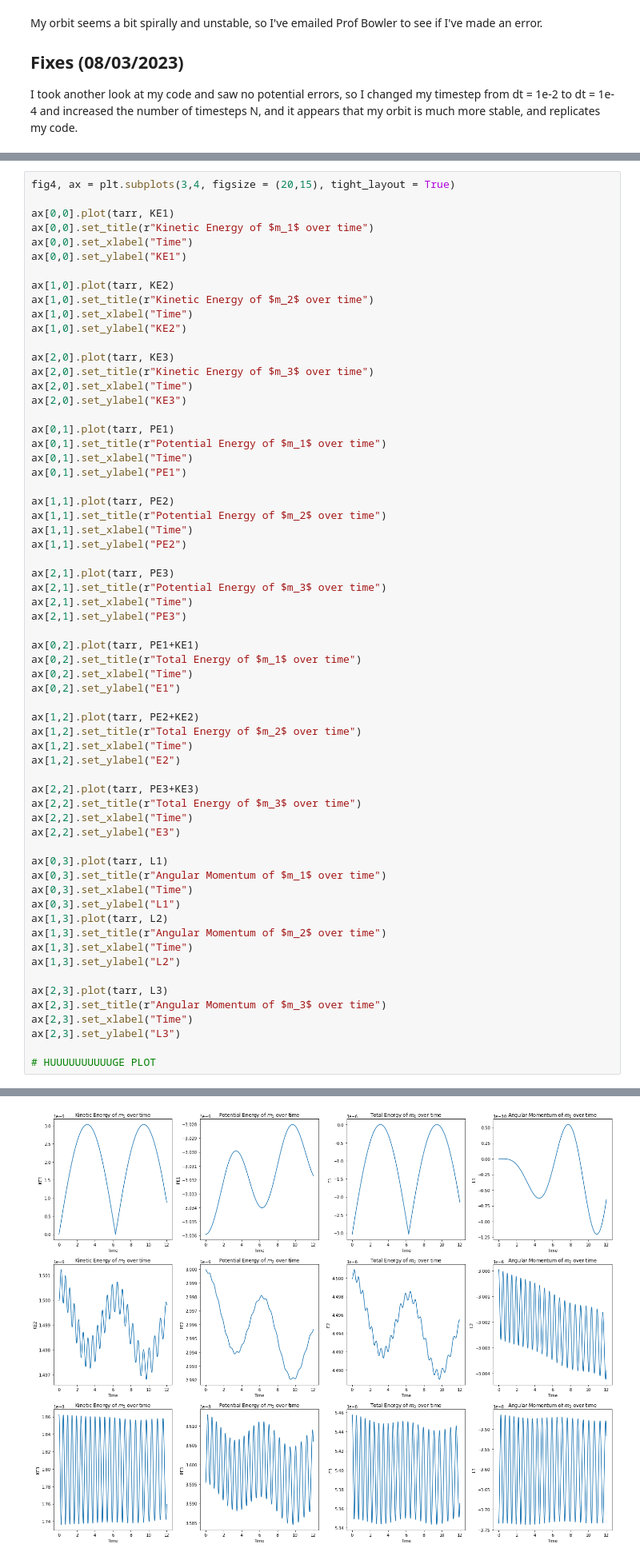
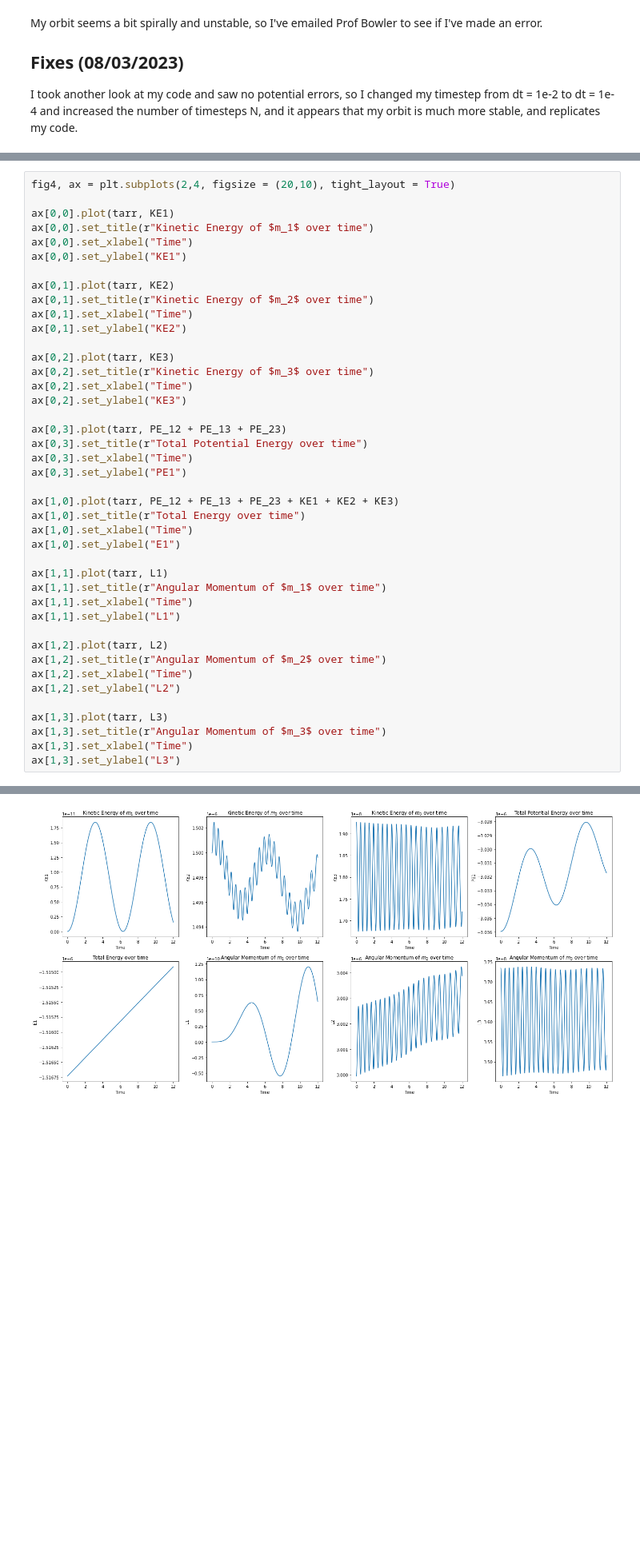
Before and after one commit to dannyphandannyphan/CompPhysMiniProject, a Jupyter notebook: Logbooks/Logbook 3.ipynb, the cells around one changed output, grey strips where cells are left out. Shown at 80% size. Drawn from its saved outputs; the diff is of its cells as text; blank space fills up the shorter version.

```diff
--- a/Logbooks/Logbook 3.ipynb
+++ b/Logbooks/Logbook 3.ipynb
@@ -362,68 +378,47 @@ for i in range(N):
 # %%
-fig4, ax = plt.subplots(3,4, figsize = (20,15), tight_layout = True)
+fig4, ax = plt.subplots(2,4, figsize = (20,10), tight_layout = True)
 
 ax[0,0].plot(tarr, KE1)
 ax[0,0].set_title(r"Kinetic Energy of $m_1$ over time")
 ax[0,0].set_xlabel("Time")
 ax[0,0].set_ylabel("KE1")
 
-ax[1,0].plot(tarr, KE2)
-ax[1,0].set_title(r"Kinetic Energy of $m_2$ over time")
+ax[0,1].plot(tarr, KE2)
+ax[0,1].set_title(r"Kinetic Energy of $m_2$ over time")
+ax[0,1].set_xlabel("Time")
+ax[0,1].set_ylabel("KE2")
+
+ax[0,2].plot(tarr, KE3)
+ax[0,2].set_title(r"Kinetic Energy of $m_3$ over time")
+ax[0,2].set_xlabel("Time")
+ax[0,2].set_ylabel("KE3")
+
+ax[0,3].plot(tarr, PE_12 + PE_13 + PE_23)
+ax[0,3].set_title(r"Total Potential Energy over time")
+ax[0,3].set_xlabel("Time")
+ax[0,3].set_ylabel("PE1")
+
+ax[1,0].plot(tarr, PE_12 + PE_13 + PE_23 + KE1 + KE2 + KE3)
+ax[1,0].set_title(r"Total Energy over time")
 ax[1,0].set_xlabel("Time")
-ax[1,0].set_ylabel("KE2")
+ax[1,0].set_ylabel("E1")
 
-ax[2,0].plot(tarr, KE3)
-ax[2,0].set_title(r"Kinetic Energy of $m_3$ over time")
-ax[2,0].set_xlabel("Time")
-ax[2,0].set_ylabel("KE3")
+ax[1,1].plot(tarr, L1)
+ax[1,1].set_title(r"Angular Momentum of $m_1$ over time")
+ax[1,1].set_xlabel("Time")
+ax[1,1].set_ylabel("L1")
 
-ax[0,1].plot(tarr, PE1)
-ax[0,1].set_title(r"Potential Energy of $m_1$ over time")
-ax[0,1].set_xlabel("Time")
-ax[0,1].set_ylabel("PE1")
+ax[1,2].plot(tarr, L2)
+ax[1,2].set_title(r"Angular Momentum of $m_2$ over time")
+ax[1,2].set_xlabel("Time")
+ax[1,2].set_ylabel("L2")
 
-ax[1,1].plot(tarr, PE2)
-ax[1,1].set_title(r"Potential Energy of $m_2$ over time")
-ax[1,1].set_xlabel("Time")
-ax[1,1].set_ylabel("PE2")
-
-ax[2,1].plot(tarr, PE3)
-ax[2,1].set_title(r"Potential Energy of $m_3$ over time")
-ax[2,1].set_xlabel("Time")
-ax[2,1].set_ylabel("PE3")
-
-ax[0,2].plot(tarr, PE1+KE1)
-ax[0,2].set_title(r"Total Energy of $m_1$ over time")
-ax[0,2].set_xlabel("Time")
-ax[0,2].set_ylabel("E1")
-
-ax[1,2].plot(tarr, PE2+KE2)
-ax[1,2].set_title(r"Total Energy of $m_2$ over time")
-ax[1,2].set_xlabel("Time")
-ax[1,2].set_ylabel("E2")
-
-ax[2,2].plot(tarr, PE3+KE3)
-ax[2,2].set_title(r"Total Energy of $m_3$ over time")
-ax[2,2].set_xlabel("Time")
-ax[2,2].set_ylabel("E3")
-
-ax[0,3].plot(tarr, L1)
-ax[0,3].set_title(r"Angular Momentum of $m_1$ over time")
-ax[0,3].set_xlabel("Time")
-ax[0,3].set_ylabel("L1")
-ax[1,3].plot(tarr, L2)
-ax[1,3].set_title(r"Angular Momentum of $m_2$ over time")
+ax[1,3].plot(tarr, L3)
+ax[1,3].set_title(r"Angular Momentum of $m_3$ over time")
 ax[1,3].set_xlabel("Time")
-ax[1,3].set_ylabel("L2")
-
-ax[2,3].plot(tarr, L3)
-ax[2,3].set_title(r"Angular Momentum of $m_3$ over time")
-ax[2,3].set_xlabel("Time")
-ax[2,3].set_ylabel("L3")
-
-# HUUUUUUUUUUGE PLOT
+ax[1,3].set_ylabel("L3")
 # %% [output]
 Text(0, 0.5, 'L3')
-[figure, old version]
+[figure, new version]
 # %%
 fig4, ax = plt.subplots(ncols = 2, nrows = 1, figsize = (10,5), tight_layout = True)
```
Also changed, not shown: parts of 6 cells of this notebook, 21 other files.
